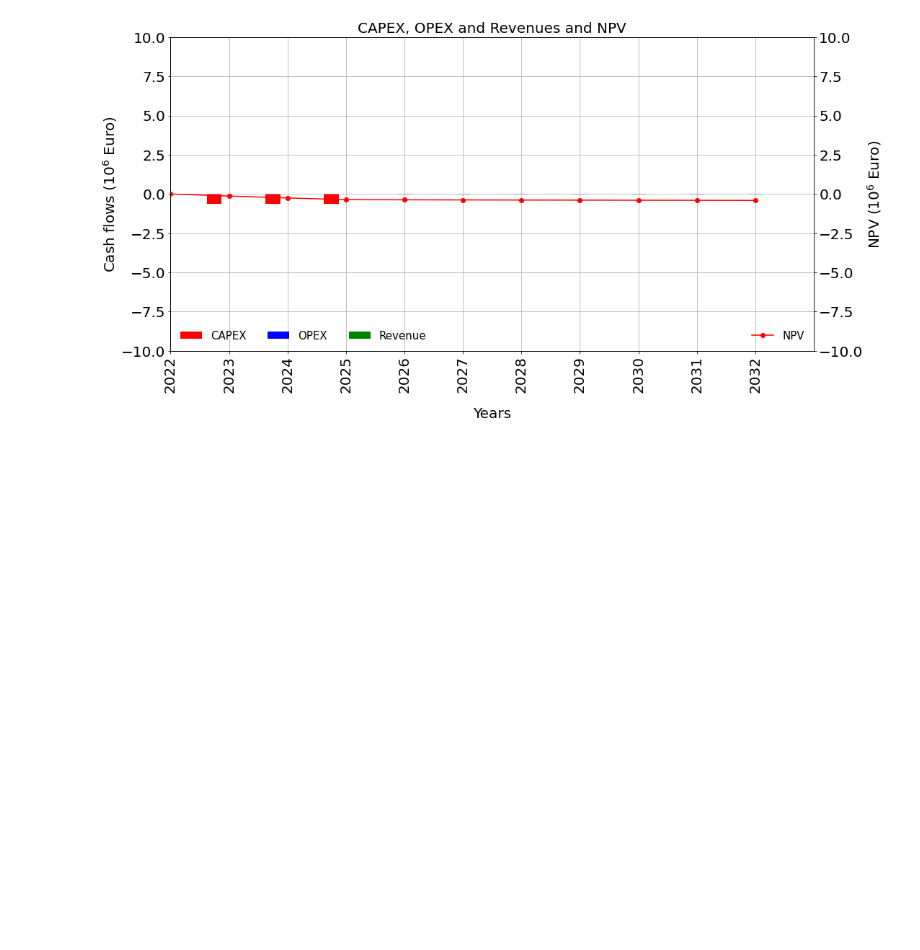
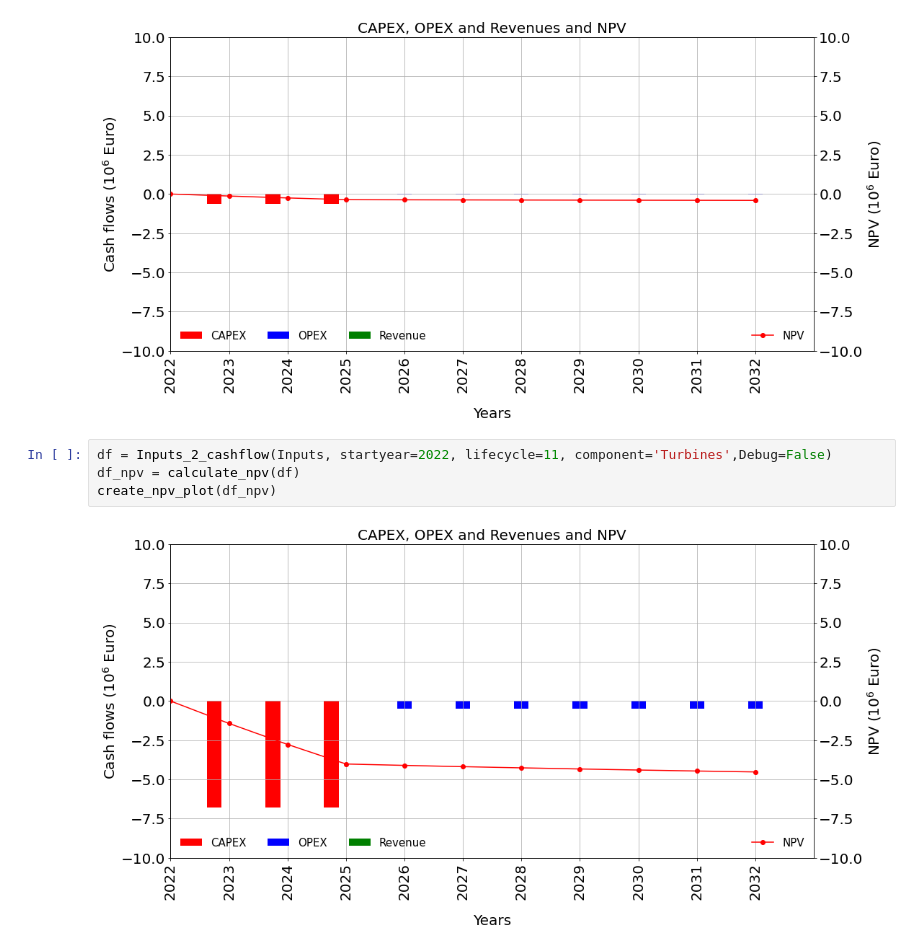
Before and after one commit to VanOord/OpenSCSim, a Jupyter notebook: From XLS to cashflow.ipynb, the cells around one changed output. Cells and saved outputs as stored; diff of their text form; blank space fills up the shorter version.

```diff
--- a/From XLS to cashflow.ipynb
+++ b/From XLS to cashflow.ipynb
@@ -56,3 +56,9 @@ df_npv = calculate_npv(df)
 create_npv_plot(df_npv)
 # %% [output]
 [figure]
+# %%
+df = Inputs_2_cashflow(Inputs, startyear=2022, lifecycle=11, component='Turbines',Debug=False)
+df_npv = calculate_npv(df)
+create_npv_plot(df_npv)
+# %% [output]
+[figure, added]
```
Also changed, not shown: parts of 4 cells of this notebook.
